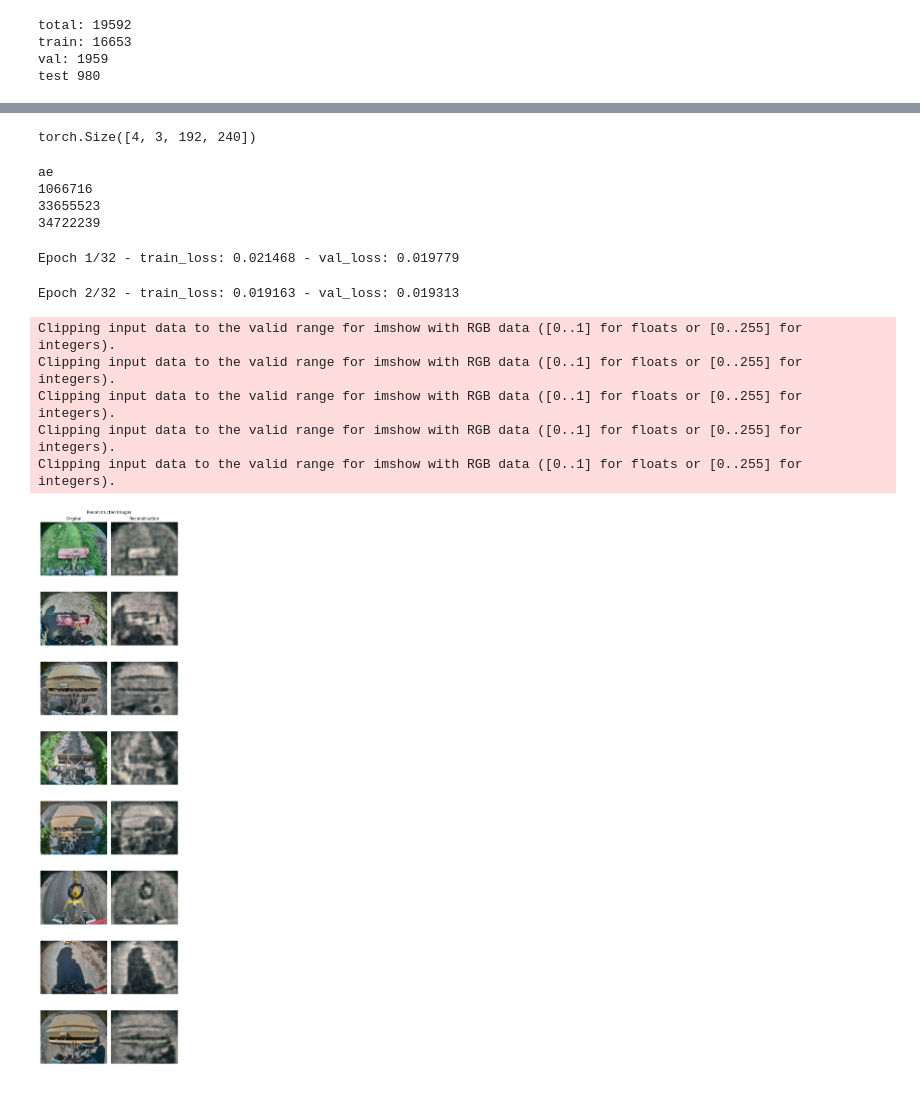
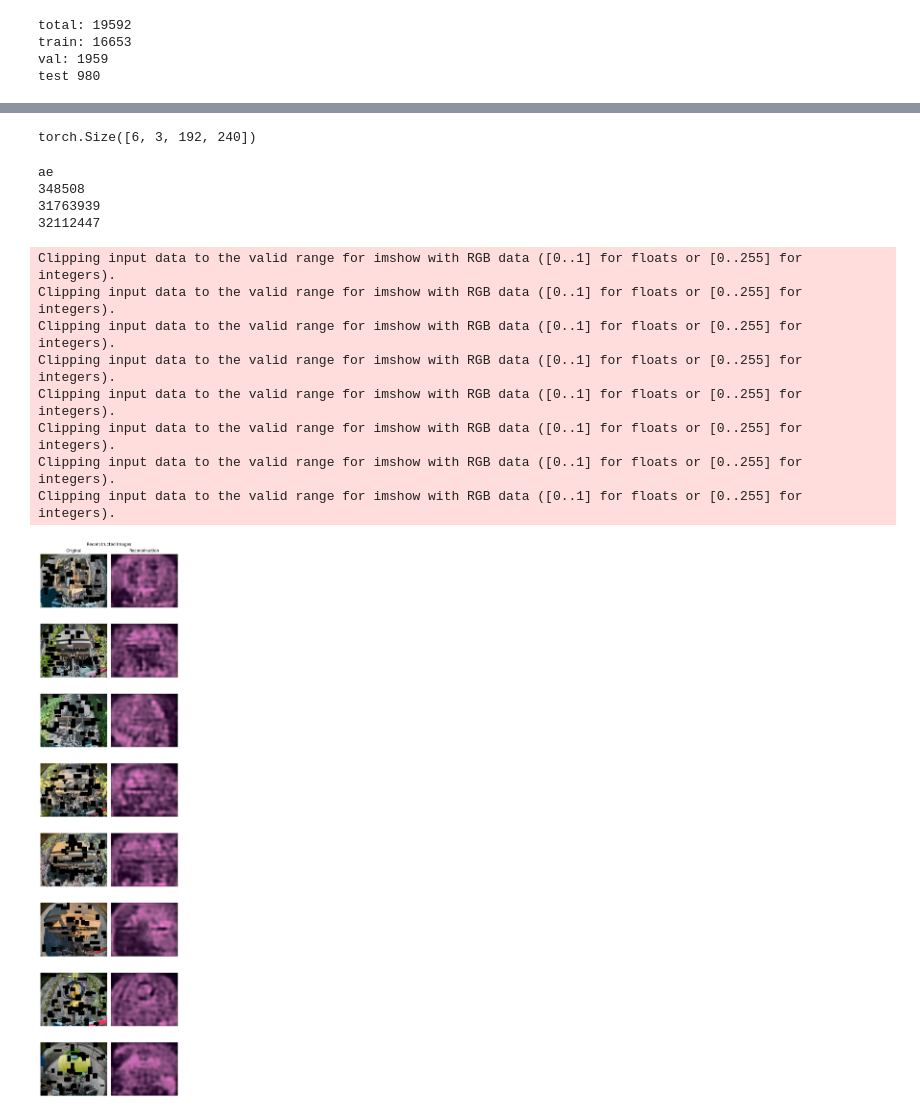
Before and after one commit to teekaihong/image-detection-model-experiments, a Jupyter notebook: experiment_1.ipynb, the cells around one changed output, grey strips where cells are left out. Saved outputs shown, nothing was run; the diff lists cells and outputs as text; code cells hidden in the pictures.

```diff
--- a/experiment_1.ipynb
+++ b/experiment_1.ipynb
@@ -75,24 +75,42 @@ image_gallery(train_df.sample(15).image_path.tolist(), title="Train Images")
 # %%
 from experiment_1.dataset import AEDataset
 from experiment_1.model import VariationalAutoencoder
+from torchvision.transforms import v2 as transforms
+
+
+# number of erases per image X has a binomial(n=80, p=0.5) distribution
+# variance of X is np(1-p) = 80 * 0.5 * (1 - 0.5) = 20, which is maximized when p = 0.5
+num_erases = 80
+erase_transform = transforms.Compose([
+    transforms.RandomErasing(.5, scale=(.001, .01), ratio=(.3, 2.), value=0, inplace=False)
+    for _ in range(num_erases)
+])
+
 train_ds = AEDataset(train_df.image_path)
 val_ds = AEDataset(val_df.image_path)
 test_ds = AEDataset(test_df.image_path)
 
 dl_config = {
-    "batch_size": 4,
+    "batch_size": 6,
     "shuffle": True,
     "num_workers": 4,
     "pin_memory": True,
     "drop_last": True,
 }
+test_dl_config = {
+    "batch_size": 1,
+    "shuffle": False,
+    "num_workers": 2,
+    "pin_memory": True,
+    "drop_last": False,
+}
 
 train_dl = DataLoader(train_ds, **dl_config)
 val_dl = DataLoader(val_ds, **dl_config)
-test_dl = DataLoader(test_ds, **dl_config)
+test_dl = DataLoader(test_ds, **test_dl_config)
 next(iter(train_dl)).shape
 # %% [output]
-torch.Size([4, 3, 192, 240])
+torch.Size([6, 3, 192, 240])
 # %%
 import torch
 from torch import optim
@@ -101,8 +119,8 @@ from experiment_1.model import VariationalAutoencoder, VariationalEncoder
 from experiment_1.dataset import AEDataset
 from tqdm import tqdm
 
-
-ae = VariationalAutoencoder(use_stable_diffusion=False)
+use_stable_diffusion = False
+ae = VariationalAutoencoder(use_stable_diffusion=use_stable_diffusion)
 
 def count_params(model):
     return sum(p.numel() for p in model.parameters() if p.requires_grad)
@@ -115,9 +133,9 @@ print(count_params(ae))
 del ae
 # %% [output]
 ae
-1066716
-33655523
-34722239
+348508
+31763939
+32112447
 # %%
 train_config = {
     'lr': 1e-3,
@@ -146,9 +164,9 @@ def pretty_print_losses(all_losses: dict, epoch: int, running_loss:float, lr:flo
     return f"{epoch_report}, {losses_report}"
 
 def initialize_training(lr:float, device:str):
-    model = VariationalAutoencoder(.02).to(torch.bfloat16).to(device)
+    model = VariationalAutoencoder(dropout=.02, use_stable_diffusion=use_stable_diffusion).to(torch.bfloat16).to(device)
     optimizer = optim.AdamW(model.parameters(), lr=lr)
-    criterion = create_criterion(.999, .000001)
+    criterion = create_criterion(.999, .0000004)
     scheduler = optim.lr_scheduler.ReduceLROnPlateau(optimizer, patience=500, verbose=False, factor=.95)
     return model, optimizer, criterion, scheduler
 model, optimizer, criterion, scheduler = initialize_training(lr=train_config['lr'], device=train_config['device'])
@@ -178,7 +196,7 @@ def train(model, optimizer, criterion, scheduler, train_dl, val_dl, epochs:int,
         for batch in pbar:
             optimizer.zero_grad()
             batch = batch.to(dtype).to(device)
-            outputs, mean, logvar = model(batch)
+            outputs, mean, logvar = model(erase_transform(batch))
             loss, all_losses = criterion(outputs, mean, logvar, batch)
             loss.backward()
             optimizer.step()
@@ -192,10 +210,10 @@ def train(model, optimizer, criterion, scheduler, train_dl, val_dl, epochs:int,
                 running_train_loss = train_loss / (step - reporting_start_step)
                 pbar.set_description(
                     pretty_print_losses(all_losses, epoch, running_train_loss, lr)
-                    #f"Epoch {epoch+1}/{epochs} - loss: {running_train_loss:.6f}, lr: {lr:.6f}, mse: {all_losses['mse']:.6f}, mae: {all_losses['mae']:.5f}"
                 )
             step += 1
-            scheduler.step(loss.item())
+            if lr >= 1e-5:
+                scheduler.step(loss.item())
 
         train_loss /= len(train_dl)
         val_loss = evaluate_loss(model, criterion, val_dl, device=device, dtype=dtype)
@@ -213,33 +231,34 @@ def train(model, optimizer, criterion, scheduler, train_dl, val_dl, epochs:int,
     return losses
 
 losses = train(model, optimizer, criterion, scheduler, train_dl, val_dl, epochs=train_config['epochs'], device=train_config['device'])
-# %% [output]
-Epoch 1/32 - train_loss: 0.021468 - val_loss: 0.019779
-Epoch 2/32 - train_loss: 0.019163 - val_loss: 0.019313
 # %%
 @torch.no_grad()
-def reconstruct_images(model, dataloader, device, dtype, num_batches = 2):
+def reconstruct_images(model, dataloader, device, dtype, num_batches = 10):
     model.eval()
     comparisons = []
 
     for b, batch in enumerate(dataloader):
         if b >= num_batches:
             break
         batch = batch.to(device).to(dtype)
+        #batch = erase_transform(batch)
         outputs, _, _ = model(batch)
         for i in range(len(batch)):
             comparisons.append((
                 batch[i].cpu().to(torch.float32).permute(1, 2, 0).numpy(),
                 outputs[i].cpu().to(torch.float32).permute(1, 2, 0).numpy(),
                 ))
     return comparisons
 
 comparisons = reconstruct_images(model, test_dl, device=train_config['device'], dtype=torch.bfloat16)
 plot_reconstructions(comparisons, title="Reconstructed Images")
 # %% [output]
 Clipping input data to the valid range for imshow with RGB data ([0..1] for floats or [0..255] for integers).
 Clipping input data to the valid range for imshow with RGB data ([0..1] for floats or [0..255] for integers).
 Clipping input data to the valid range for imshow with RGB data ([0..1] for floats or [0..255] for integers).
 Clipping input data to the valid range for imshow with RGB data ([0..1] for floats or [0..255] for integers).
 Clipping input data to the valid range for imshow with RGB data ([0..1] for floats or [0..255] for integers).
+Clipping input data to the valid range for imshow with RGB data ([0..1] for floats or [0..255] for integers).
+Clipping input data to the valid range for imshow with RGB data ([0..1] for floats or [0..255] for integers).
+Clipping input data to the valid range for imshow with RGB data ([0..1] for floats or [0..255] for integers).
-[figure, old version]
+[figure, new version]
```
Also changed, not shown: parts of 1 cell of this notebook, 2 other files.
